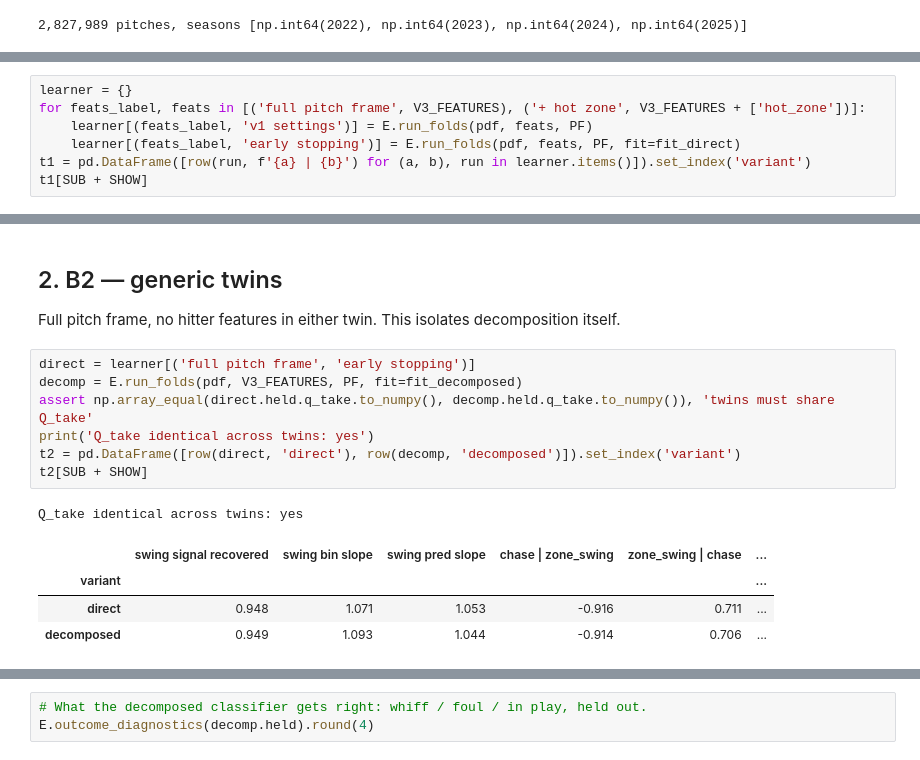
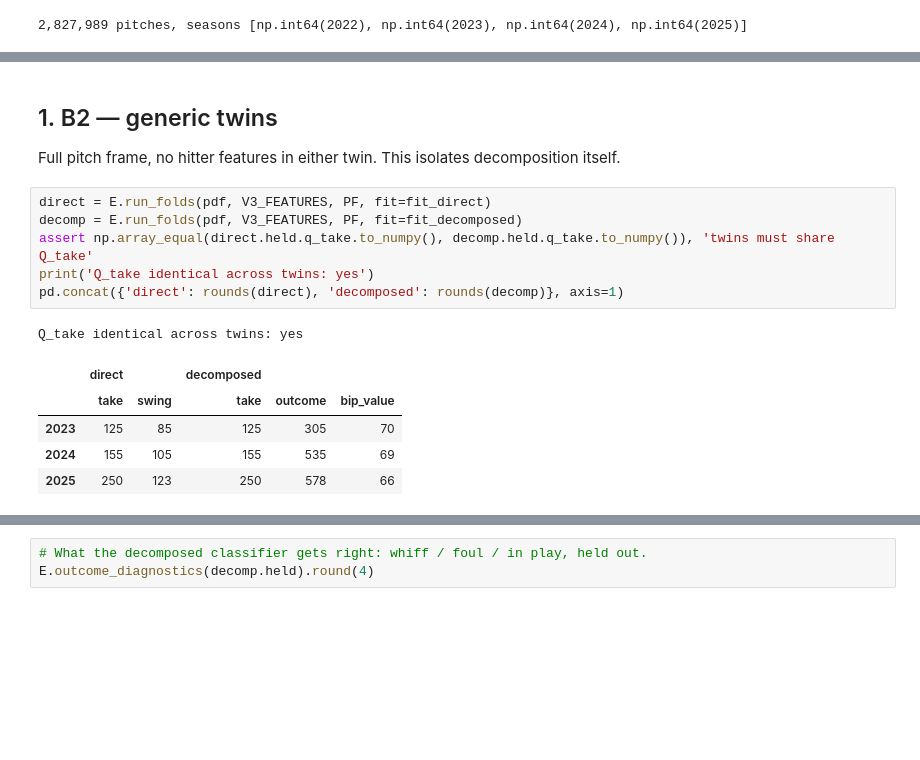
Before and after one commit to Jack1021ohoh/batter_decision_value, a Jupyter notebook: notebooks/v4_decomposition.ipynb, the cells around one changed output, grey strips where cells are left out. Cells and saved outputs as stored; diff of their text form; blank space fills up the shorter version.

```diff
--- a/notebooks/v4_decomposition.ipynb
+++ b/notebooks/v4_decomposition.ipynb
@@ -83,7 +67,0 @@ routing. This is a hyperparameter-only comparison.
-# %%
-learner = {}
-for feats_label, feats in [('full pitch frame', V3_FEATURES), ('+ hot zone', V3_FEATURES + ['hot_zone'])]:
-    learner[(feats_label, 'v1 settings')] = E.run_folds(pdf, feats, PF)
-    learner[(feats_label, 'early stopping')] = E.run_folds(pdf, feats, PF, fit=fit_direct)
-t1 = pd.DataFrame([row(run, f'{a} | {b}') for (a, b), run in learner.items()]).set_index('variant')
-t1[SUB + SHOW]
@@ -146,18 +68,18 @@ The direct model under early stopping is the twin for everything below.
 # %% [markdown]
-## 2. B2 — generic twins
+## 1. B2 — generic twins
 
 Full pitch frame, no hitter features in either twin. This isolates
 decomposition itself.
 # %%
-direct = learner[('full pitch frame', 'early stopping')]
+direct = E.run_folds(pdf, V3_FEATURES, PF, fit=fit_direct)
 decomp = E.run_folds(pdf, V3_FEATURES, PF, fit=fit_decomposed)
 assert np.array_equal(direct.held.q_take.to_numpy(), decomp.held.q_take.to_numpy()), 'twins must share Q_take'
 print('Q_take identical across twins: yes')
-t2 = pd.DataFrame([row(direct, 'direct'), row(decomp, 'decomposed')]).set_index('variant')
-t2[SUB + SHOW]
+pd.concat({'direct': rounds(direct), 'decomposed': rounds(decomp)}, axis=1)
 # %% [output]
 Q_take identical across twins: yes
-|  | swing signal recovered | swing bin slope | swing pred slope | chase | zone_swing | zone_swing | chase | ... |
-| variant |  |  |  |  |  | ... |
-| direct | 0.948 | 1.071 | 1.053 | -0.916 | 0.711 | ... |
-| decomposed | 0.949 | 1.093 | 1.044 | -0.914 | 0.706 | ... |
+|  | direct |  | decomposed |  |  |
+|  | take | swing | take | outcome | bip_value |
+| 2023 | 125 | 85 | 125 | 305 | 70 |
+| 2024 | 155 | 105 | 155 | 535 | 69 |
+| 2025 | 250 | 123 | 250 | 578 | 66 |
```
Also changed, not shown: parts of 27 cells of this notebook.
